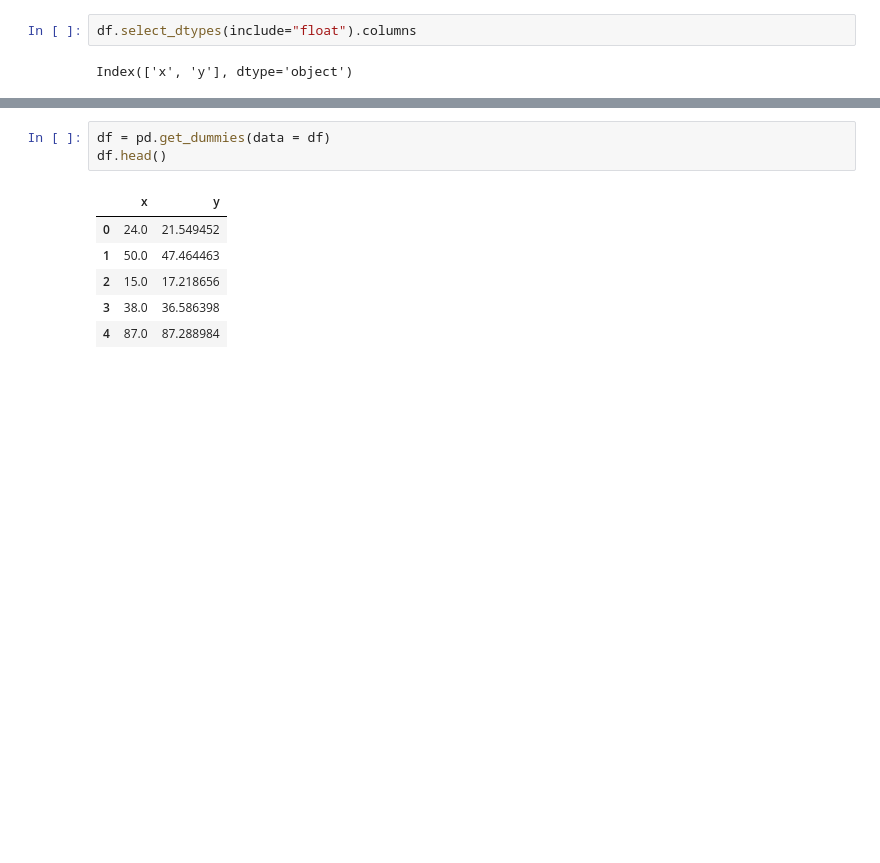
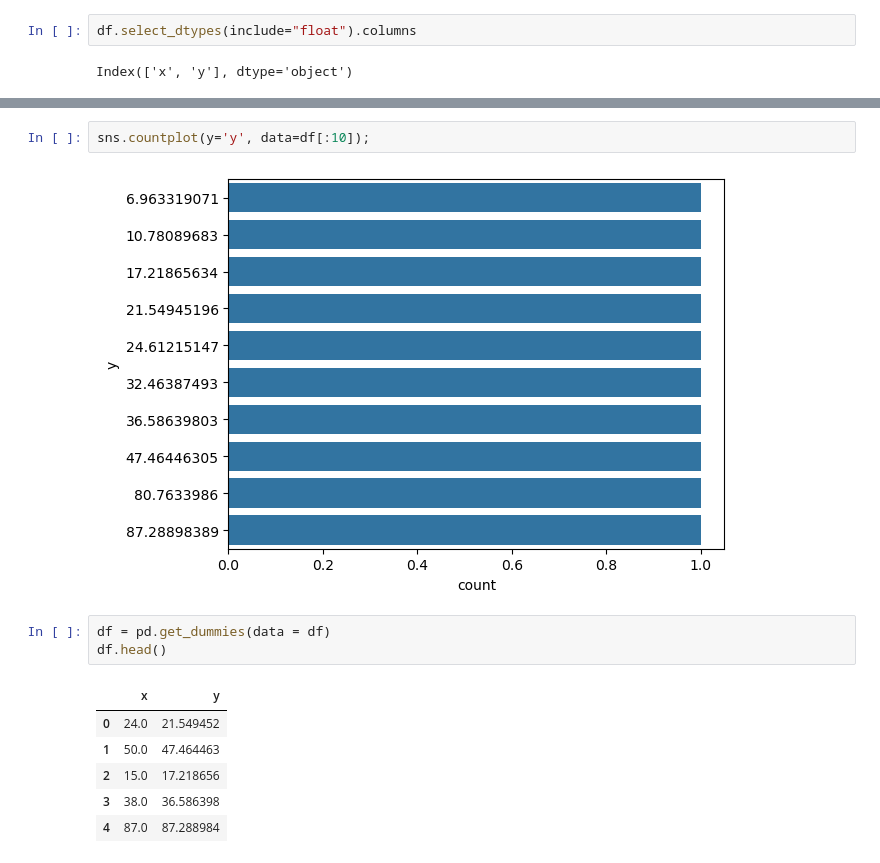
Before and after one commit to Fawazaro213/regressor-project, a Jupyter notebook: regressor-problem.ipynb, the cells around one changed output, grey strips where cells are left out. Saved outputs shown, nothing was run; the diff lists cells and outputs as text; blank space fills up the shorter version.

```diff
--- a/regressor-problem.ipynb
+++ b/regressor-problem.ipynb
@@ -73,3 +77,7 @@ Index(['x', 'y'], dtype='object')
+# %%
+sns.countplot(y='y', data=df[:10]);
+# %% [output]
+[figure, added]
 # %%
 df = pd.get_dummies(data = df)
 df.head()
```
Also changed, not shown: parts of 1 cell of this notebook.
